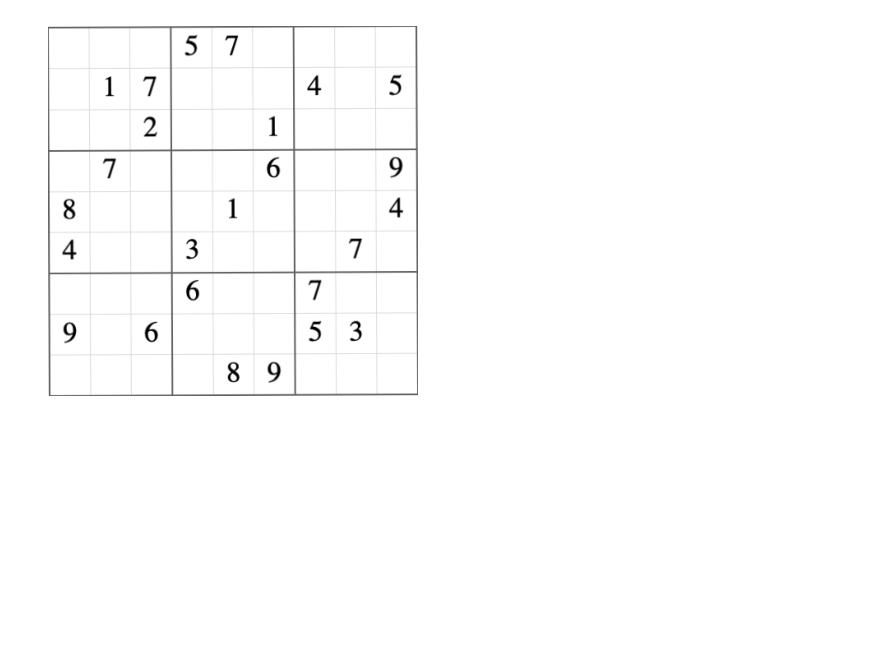
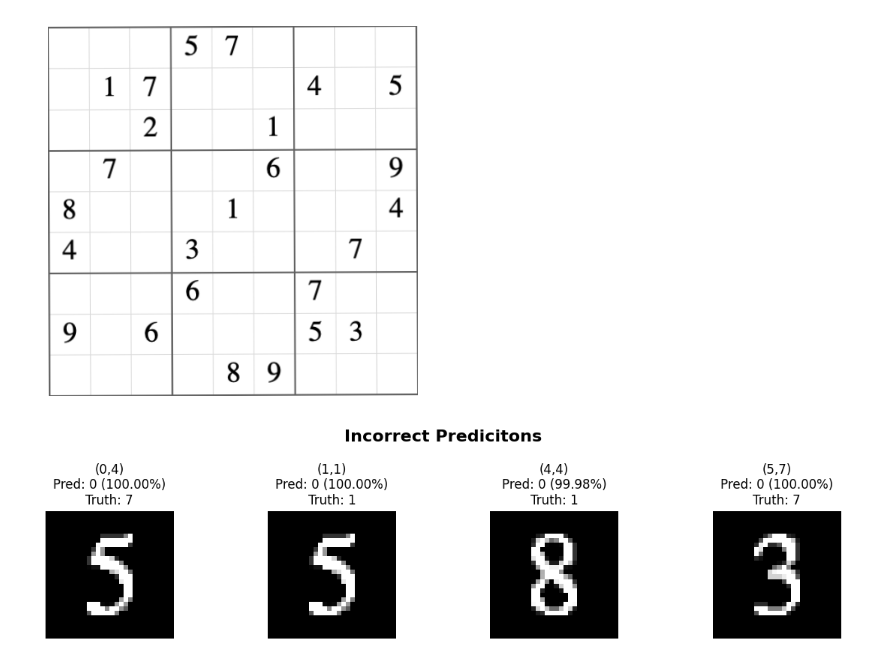
Before and after one commit to neilchen1998/SudoVisionCruncher, a Jupyter notebook: notebooks/parse_sudoku_board_training.ipynb, the cells around one changed output. Cells and saved outputs as stored; diff of their text form; code cells hidden in the pictures; blank space fills up the shorter version.

```diff
--- a/notebooks/parse_sudoku_board_training.ipynb
+++ b/notebooks/parse_sudoku_board_training.ipynb
@@ -217,60 +217,58 @@ for r in range(9):
             cv2.CHAIN_APPROX_SIMPLE
         )
 
+        predicted_digit = 0
+
         # If there is no contour, then we deduce the current cell is blank
         if len(contours) == 0:
             row.append(0)
-            idx += 1
-            continue
+        else:
+            # Find the largest area
+            largest = max(contours, key=cv2.contourArea)
+            area = cv2.contourArea(largest)
 
-        # Find the largest area
-        largest = max(contours, key=cv2.contourArea)
-        area = cv2.contourArea(largest)
+            # If the largest area is less than a threshold, then it must be a noise or an artifact
+            if area < 80:
+                row.append(0)
+            else:
+                # Crop the digit
+                x, y, w, h = cv2.boundingRect(largest)
+                digit = thresh[y:y+h, x:x+w]
 
-        # If the largest area is less than a threshold, then it must be a noise or an artifact
-        if area < 80:
-            row.append(0)
-            idx += 1
-            continue
+                # Resize the digit but also preserve the aspect
+                target_size = 18 # digits in TMNIST used for training take up about 90% of the canvas
+                h_digit, w_digit = digit.shape
+                scale = target_size / max(h_digit, w_digit)
+                new_w = int(w_digit * scale)
+                new_h = int(h_digit * scale)
+                resized_digit = cv2.resize(digit, (new_w, new_h))
 
-        # Crop the digit
-        x, y, w, h = cv2.boundingRect(largest)
-        digit = thresh[y:y+h, x:x+w]
+                # Put the digit in the center of a 28x28 canvas
+                canvas = np.zeros((28, 28), dtype=np.uint8)
+                x_offset = (28 - new_w) // 2
+                y_offset = (28 - new_h) // 2
+                canvas[
+                    y_offset:y_offset+new_h,
+                    x_offset:x_offset+new_w
+                ] = resized_digit
 
-        # Resize the digit but also preserve the aspect
-        target_size = 18 # digits in TMNIST used for training take up about 90% of the canvas
-        h_digit, w_digit = digit.shape
-        scale = target_size / max(h_digit, w_digit)
-        new_w = int(w_digit * scale)
-        new_h = int(h_digit * scale)
-        resized_digit = cv2.resize(digit, (new_w, new_h))
+                # Normalize the input to the model
+                cell_input = (
+                    canvas
+                    .reshape(1, 28, 28, 1)
+                    .astype("float32") / 255.0
+                )
 
-        # Put the digit in the center of a 28x28 canvas
-        canvas = np.zeros((28, 28), dtype=np.uint8)
-        x_offset = (28 - new_w) // 2
-        y_offset = (28 - new_h) // 2
-        canvas[
-            y_offset:y_offset+new_h,
-            x_offset:x_offset+new_w
-        ] = resized_digit
+                # Predict the digit
+                predictions = model.predict(cell_input, verbose=0)
 
-        # Normalize the input to the model
-        cell_input = (
-            canvas
-            .reshape(1, 28, 28, 1)
-            .astype("float32") / 255.0
-        )
+                predicted_digit = np.argmax(predictions, axis=-1)[0]
+                confidence = np.max(predictions)
 
-        # Predict the digit
-        predictions = model.predict(cell_input, verbose=0)
-
-        predicted_digit = np.argmax(predictions, axis=-1)[0]
-        confidence = np.max(predictions)
-
-        row.append(int(predicted_digit))
+                row.append(int(predicted_digit))
 
         # DEBUG: Capture the incorrect digit
-        if int(predicted_digit) != flattened_ans[idx] or confidence < 0.9:
+        if predicted_digit != flattened_ans[idx]:
 
             incorrect_cells.append({
                 'img': canvas.copy(),
@@ -291,30 +289,31 @@ if incorrect_cells:
     plt.suptitle("Incorrect Predicitons", fontsize=16, fontweight='bold', y=0.98)
 
     # Handle the case where there is only 1 low confidence cell
     if num_plots == 1:
         axes = [axes]
 
     for ax, data in zip(axes, incorrect_cells):
         ax.imshow(data['img'], cmap='gray')
         ax.set_title(f"({data['pos'][0]},{data['pos'][1]})\nPred: {data['pred']} ({data['conf']:.2%})\nTruth: {data['true']}")
         ax.axis('off')
 
     plt.tight_layout(rect=[0, 0, 1, 0.95])  # leave the top 5% to be blank for the super title
     plt.show()
 
 print(f"Accuracy: {(1 - len(incorrect_cells) / 81) * 100:.2f}%")
 
 # Check the number of cells is correct
 for row in grid:
     if len(row) != 9:
         raise ValueError("The number of cells in #{} is incorrect")
 
 if len(grid) != 9:
     raise ValueError("The number of rows is incorrect")
 
 # Print the board
 print("Board: [")
 for row in grid:
     print(f"  {row},")
 print("]")
 # %% [output]
+[figure, added]
```
Also changed, not shown: parts of 1 cell of this notebook, 1 other file.
